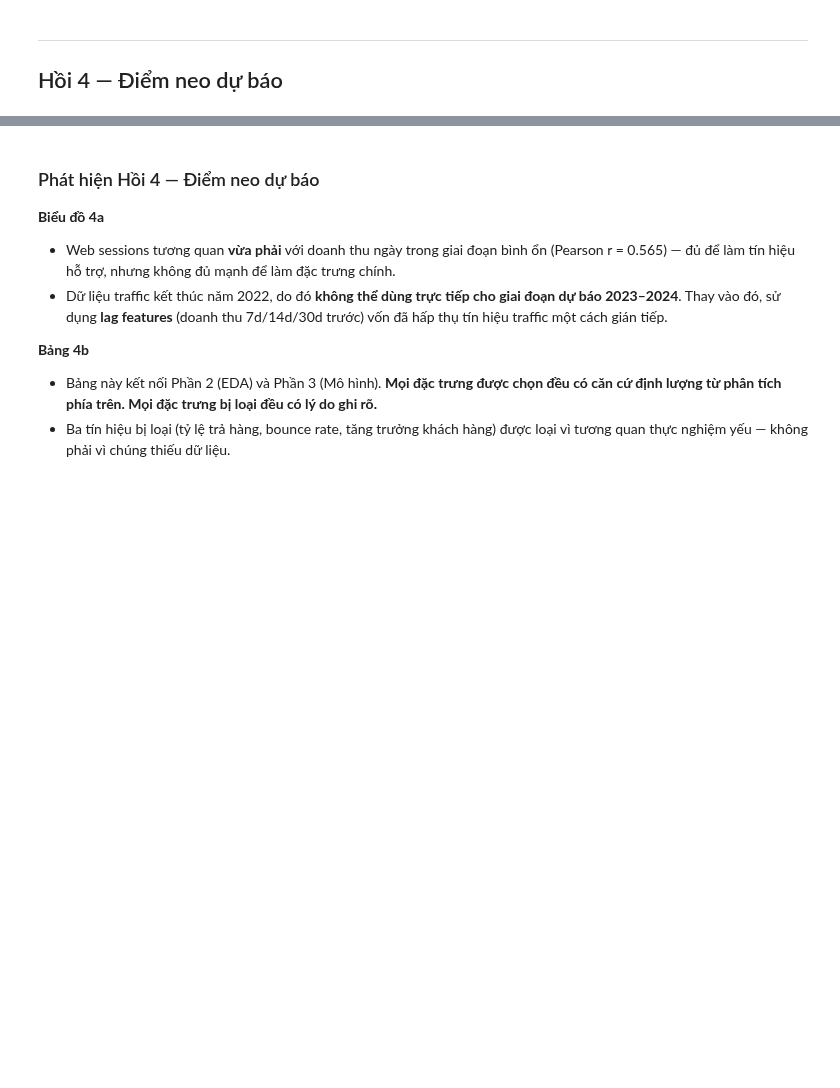
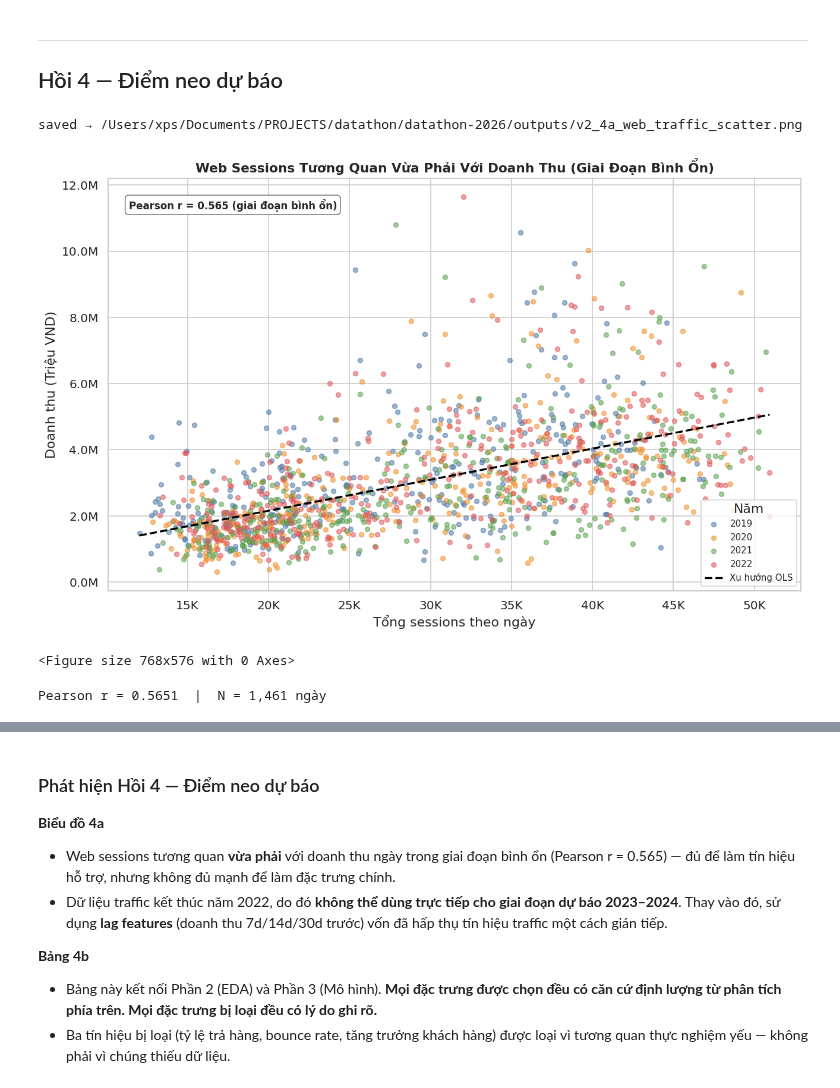
Before and after one commit to nnplinggg/datathon, a Jupyter notebook: datathon-2026/notebooks/eda_shared_ver2.ipynb, the cells around one changed output, grey strips where cells are left out. Cells and saved outputs as stored; diff of their text form; code cells hidden in the pictures; blank space fills up the shorter version.

```diff
--- a/datathon-2026/notebooks/eda_shared_ver2.ipynb
+++ b/datathon-2026/notebooks/eda_shared_ver2.ipynb
@@ -528,7 +600,7 @@ savefig("v2_3c_promo_calendar_vs_revenue.png")
 # ── 4a: Scatter Web Sessions vs Doanh thu — giai đoạn bình ổn 2019–2022 ─────────────────
 from scipy import stats
 
-traffic = pd.read_csv(f"{DATA}web_traffic.csv", parse_dates=["date"])
+traffic = pd.read_csv('/content/web_traffic.csv', parse_dates=["date"])
 traffic["Year"] = traffic["date"].dt.year
 
 # Tổng sessions theo ngày (gộp tất cả nguồn traffic)
@@ -575,33 +647,38 @@ ax.text(
     0.03, 0.95,
     f"Pearson r = {r:.3f} (giai đoạn bình ổn)",
     transform=ax.transAxes,
     fontsize=10, fontweight="bold",
     va="top", ha="left",
     bbox=dict(boxstyle="round,pad=0.35", fc="white", ec="dimgray", alpha=0.85),
 )
 
 ax.set_xlabel("Tổng sessions theo ngày")
 ax.set_ylabel("Doanh thu (Triệu VND)")
 ax.set_title(
     "Web Sessions Tương Quan Vừa Phải Với Doanh Thu (Giai Đoạn Bình Ổn)",
     fontsize=13, fontweight="bold",
 )
 ax.xaxis.set_major_formatter(mticker.FuncFormatter(lambda v, _: f"{v/1e3:.0f}K"))
 ax.yaxis.set_major_formatter(mticker.FuncFormatter(lambda v, _: f"{v:.1f}M"))
 ax.legend(title="Năm", loc="lower right", fontsize=9)
 
 savefig("v2_4a_web_traffic_scatter.png")
 
 fig.text(
     0.5, -0.04,
     "Dữ liệu traffic kết thúc năm 2022. Cho dự báo 2023–2024,\n"
     "dùng lag features thay vì live traffic.",
     ha="center", fontsize=9, color="dimgray", style="italic",
 )
 plt.tight_layout()
 plt.show()
 
 print(f"\nPearson r = {r:.4f}  |  N = {len(scatter_df):,} ngày")
+# %% [output]
+saved → /Users/xps/Documents/PROJECTS/datathon/datathon-2026/outputs/v2_4a_web_traffic_scatter.png
+[figure, added]
+<Figure size 768x576 with 0 Axes>
+Pearson r = 0.5651  |  N = 1,461 ngày
 # %%
 # ── 4b: Bảng lựa chọn đặc trưng ──────────────────────────────────────────────────────────
 feature_data = {
```
Also changed, not shown: parts of 13 cells of this notebook.
